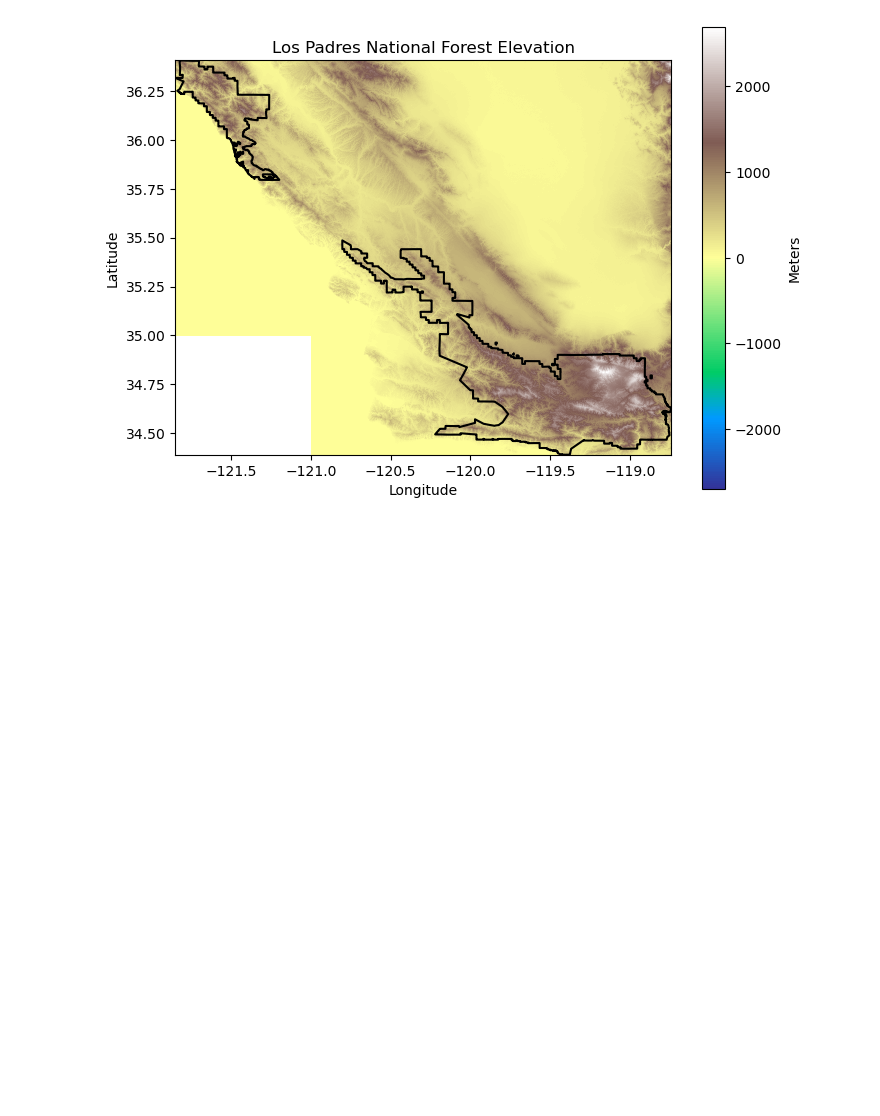
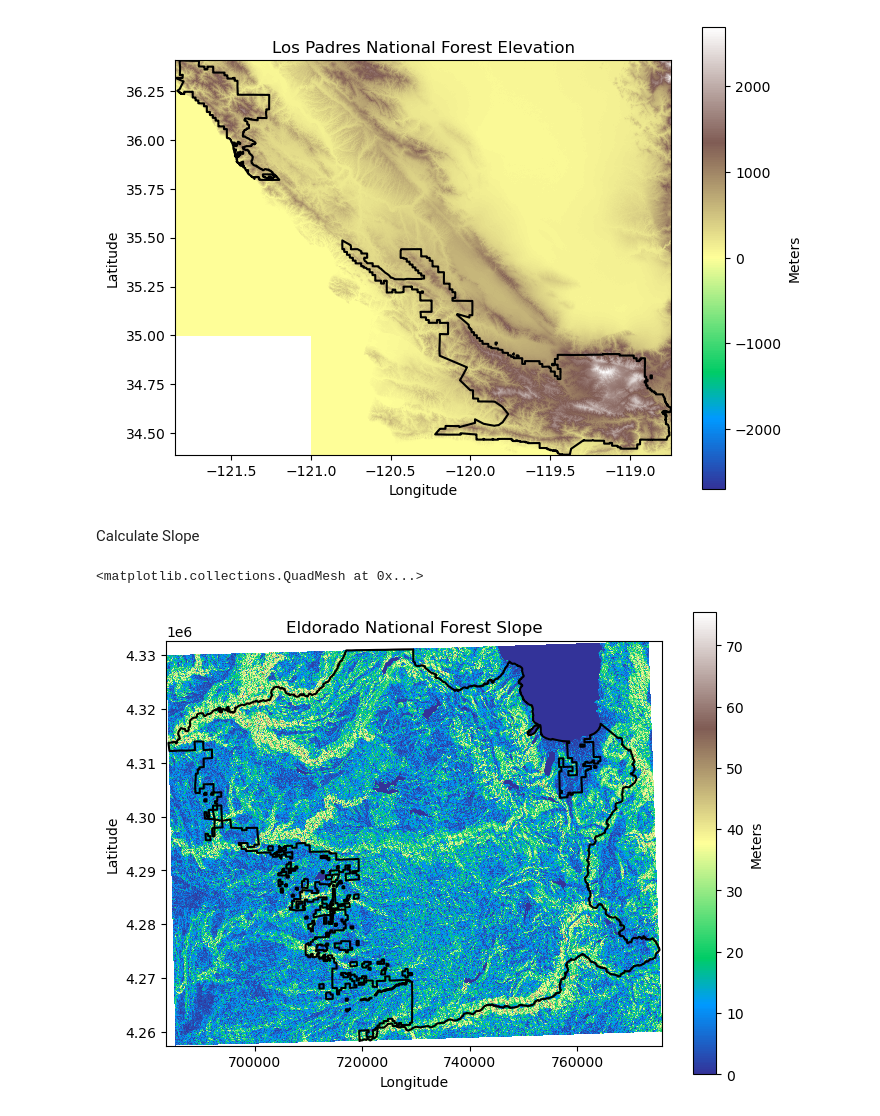
Before and after one commit to lauren-alexandra/habitat-suitability, a Jupyter notebook: notebooks/main.ipynb, the cells around one changed output. Cells and saved outputs as stored; diff of their text form; code cells hidden in the pictures; blank space fills up the shorter version.

Commit message:
calc site slope

```diff
--- a/notebooks/main.ipynb
+++ b/notebooks/main.ipynb
@@ -325,3 +326,46 @@ los_padres_elev_plt
 # %% [output]
 <matplotlib.collections.QuadMesh at 0x...>
 [figure]
+# %% [markdown]
+Calculate Slope
+# %%
+"""
+Prior to calculation, reproject to a coordinate system that uses meters as the units.
+
+Selection: UTM (Universal Transverse Mercator) projection uses a grid system based on meter units.
+For the sites, the UTM zone is 10.
+"""
+
+# EPSG code for UTM Zone 10: EPSG:32610
+UTM_10_EPSG = 32610
+
+def calculate_slope(elev_da, epsg_code):
+    """Create slope DataArray from site elevation"""
+
+    # Reproject latitude and longitude to meters for calculation
+    elev_project_da = elev_da.rio.reproject(epsg_code)
+
+    # Calculate site slope
+    slope_da = xrspatial.slope(elev_project_da)
+
+    return slope_da
+# %%
+# Calculate site slope
+
+eldorado_slope_da = calculate_slope(eldorado_elev_da, UTM_10_EPSG)
+los_padres_slope_da = calculate_slope(los_padres_elev_da, UTM_10_EPSG)
+# %%
+# Plot Eldorado slope
+
+eldorado_slope_plt = plot_site(
+    # To plot boundary, reproject from lat/long to UTM_10_EPSG
+    eldorado_slope_da, eldorado_gdf.to_crs(UTM_10_EPSG),
+    'Eldorado-Forest-Slope',
+    'Eldorado National Forest Slope',
+    'Meters', 'terrain', 'black'
+)
+
+eldorado_slope_plt
+# %% [output]
+<matplotlib.collections.QuadMesh at 0x...>
+[figure, added]
```
Also changed, not shown: parts of 2 cells of this notebook, 2 other files.
